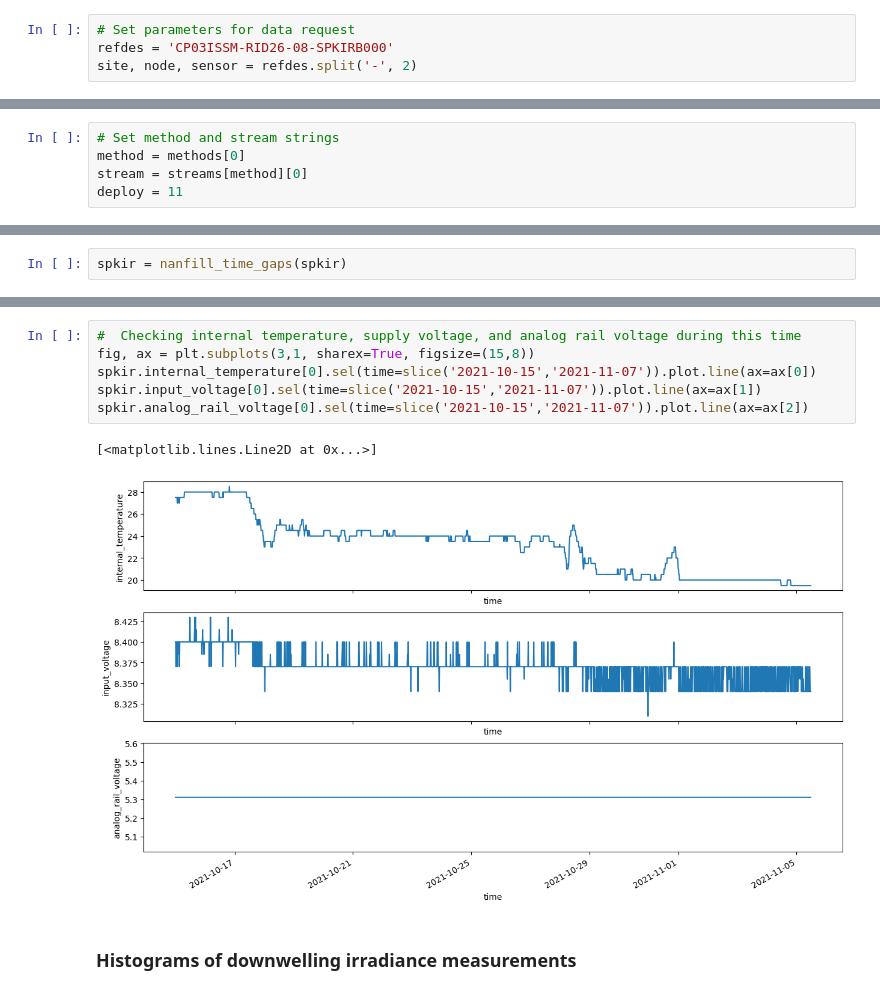
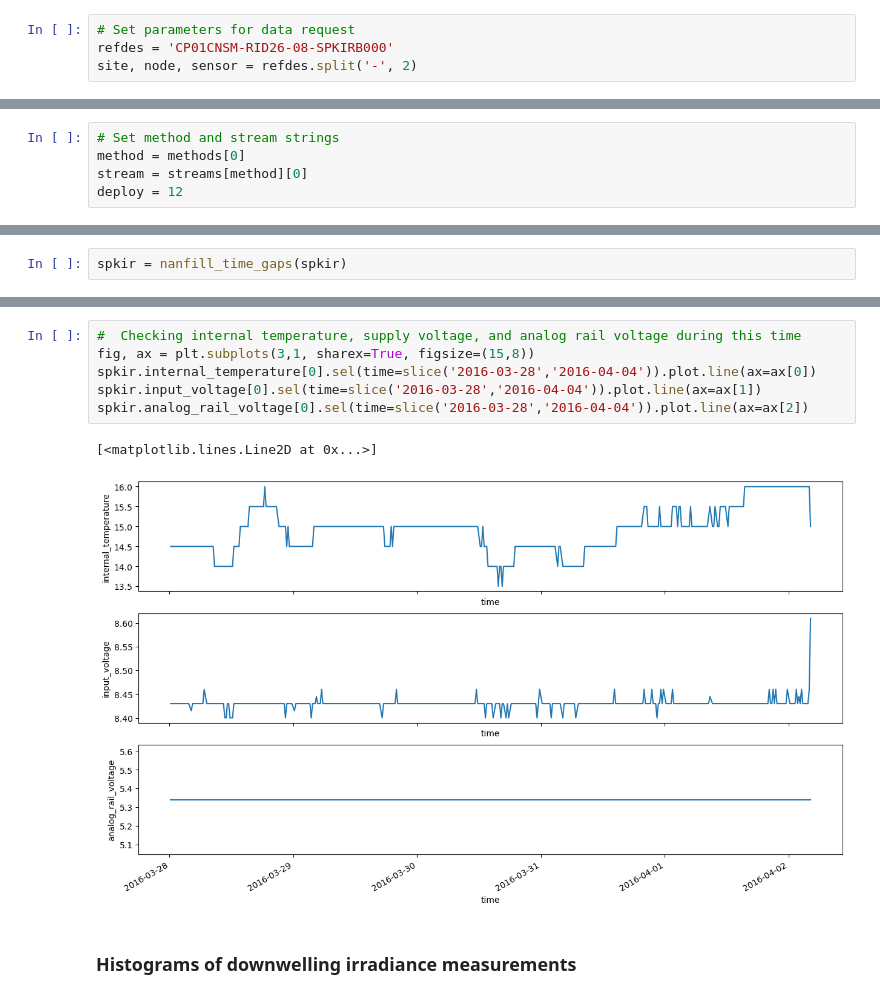
Before and after one commit to cooleyky/qartod_testing, a Jupyter notebook: notebooks/11-Deep-dive-CP01CNSM-RID26-08-SPKIRB000.ipynb, the cells around one changed output, grey strips where cells are left out. Drawn from its saved outputs; the diff is of its cells as text.

Commit message:
Complete 1st review of CP01CNSM SPKIR

```diff
--- a/notebooks/11-Deep-dive-CP01CNSM-RID26-08-SPKIRB000.ipynb
+++ b/notebooks/11-Deep-dive-CP01CNSM-RID26-08-SPKIRB000.ipynb
@@ -23,7 +23,7 @@ from ooinet import M2M # not sure if importing just M2M is correct/whether there
 from qartod_testing.plotting import nanfill_time_gaps
 # %%
 # Set parameters for data request
-refdes = 'CP03ISSM-RID26-08-SPKIRB000'
+refdes = 'CP01CNSM-RID26-08-SPKIRB000'
 site, node, sensor = refdes.split('-', 2)
 # %%
 # Create dict of methods and associated data streams
@@ -96,7 +101,7 @@ The `for` loop above that retrieves the available streams for a given method tel
 # Set method and stream strings
 method = methods[0]
 stream = streams[method][0]
-deploy = 11
+deploy = 12
 # %%
 # load data from the local kdata directory
 spkir = load_kdata(site, node, sensor, method, stream, ('*deployment%04d*SPKIR*.nc' % deploy))
@@ -173,12 +175,12 @@ plt.legend()
 # %%
 #  Checking internal temperature, supply voltage, and analog rail voltage during this time
 fig, ax = plt.subplots(3,1, sharex=True, figsize=(15,8))
-spkir.internal_temperature[0].sel(time=slice('2021-10-15','2021-11-07')).plot.line(ax=ax[0])
-spkir.input_voltage[0].sel(time=slice('2021-10-15','2021-11-07')).plot.line(ax=ax[1])
-spkir.analog_rail_voltage[0].sel(time=slice('2021-10-15','2021-11-07')).plot.line(ax=ax[2])
+spkir.internal_temperature[0].sel(time=slice('2016-03-28','2016-04-04')).plot.line(ax=ax[0])
+spkir.input_voltage[0].sel(time=slice('2016-03-28','2016-04-04')).plot.line(ax=ax[1])
+spkir.analog_rail_voltage[0].sel(time=slice('2016-03-28','2016-04-04')).plot.line(ax=ax[2])
 # %% [output]
 [<matplotlib.lines.Line2D at 0x...>]
-[figure, old version]
+[figure, new version]
 # %% [markdown]
 ### Histograms of downwelling irradiance measurements
 # %%
```
Also changed, not shown: parts of 7 cells of this notebook.
